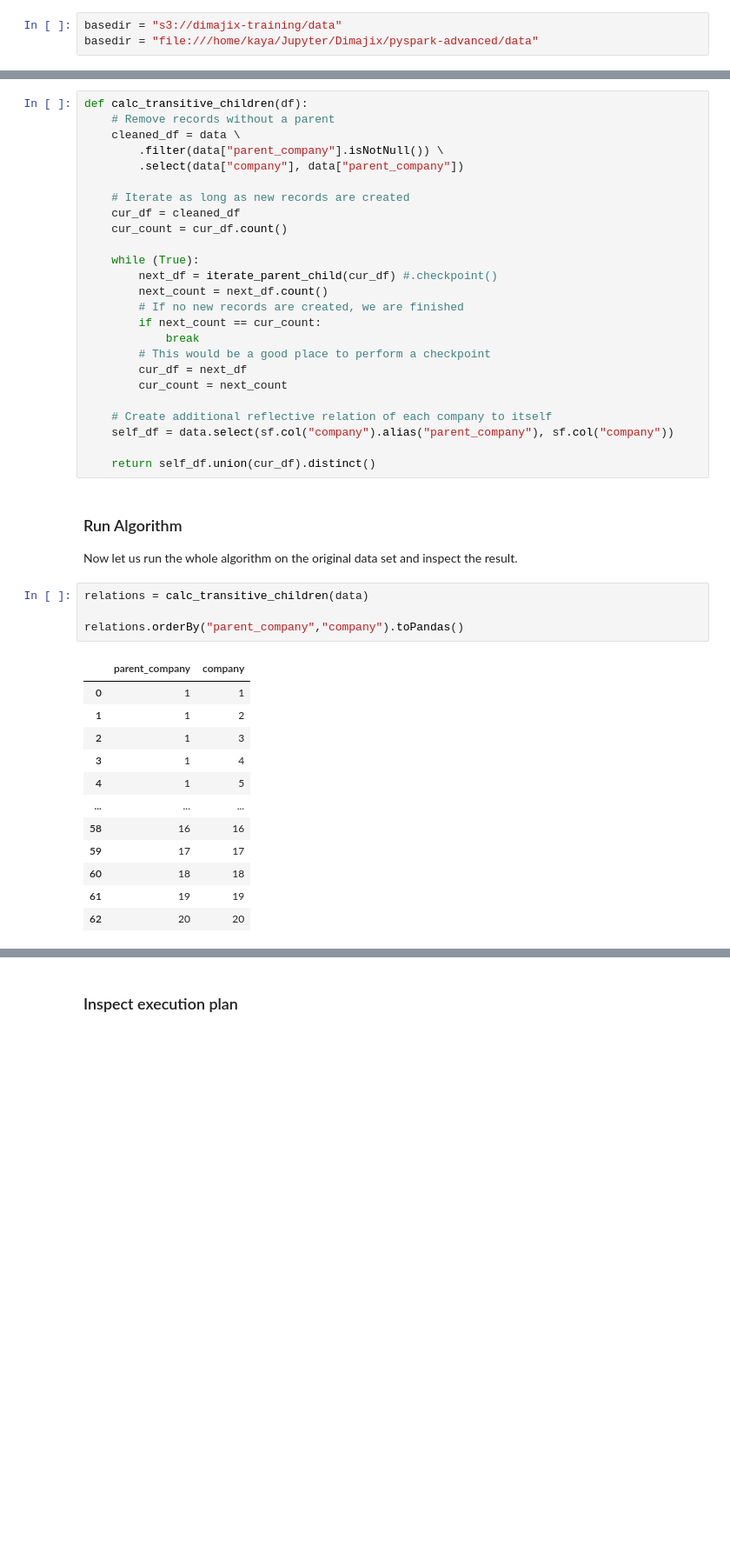
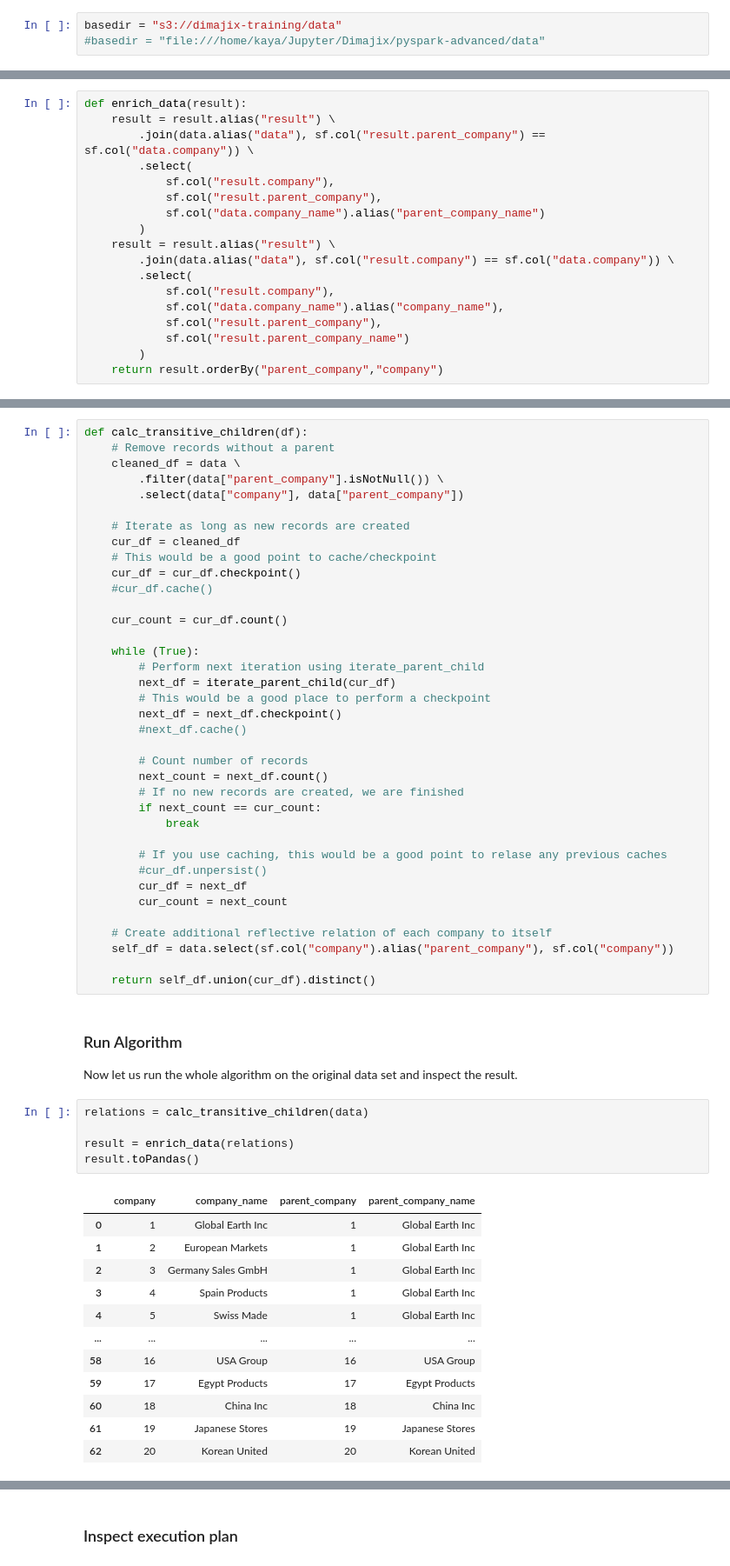
Before and after one commit to dimajix/pyspark-advanced, a Jupyter notebook: jupyter-caching/Iterative Algorithms - Full.ipynb, the cells around one changed output, grey strips where cells are left out. Shown at 87% size. Drawn from its saved outputs; the diff is of its cells as text; blank space fills up the shorter version.

```diff
--- a/jupyter-caching/Iterative Algorithms - Full.ipynb
+++ b/jupyter-caching/Iterative Algorithms - Full.ipynb
@@ -26,7 +31,7 @@ In this example we use a fictional data set of company revenues. The special pro
 Let's start by loading and inspecting the data.
 # %%
 basedir = "s3://dimajix-training/data"
-basedir = "file:///home/kaya/Jupyter/Dimajix/pyspark-advanced/data"
+#basedir = "file:///home/kaya/Jupyter/Dimajix/pyspark-advanced/data"
 # %%
 data = spark.read \
     .option("header", True) \
@@ -62,0 +66,18 @@ data.toPandas()
+# %%
+def enrich_data(result):
+    result = result.alias("result") \
+        .join(data.alias("data"), sf.col("result.parent_company") == sf.col("data.company")) \
+        .select(
+            sf.col("result.company"),
+            sf.col("result.parent_company"),
+            sf.col("data.company_name").alias("parent_company_name")
+        )
+    result = result.alias("result") \
+        .join(data.alias("data"), sf.col("result.company") == sf.col("data.company")) \
+        .select(
+            sf.col("result.company"),
+            sf.col("data.company_name").alias("company_name"),
+            sf.col("result.parent_company"),
+            sf.col("result.parent_company_name")
+        )
+    return result.orderBy("parent_company","company")
@@ -122,15 +165,27 @@ def calc_transitive_children(df):
 
     # Iterate as long as new records are created
     cur_df = cleaned_df
+    # This would be a good point to cache/checkpoint
+    cur_df = cur_df.checkpoint()
+    #cur_df.cache()
+
     cur_count = cur_df.count()
 
     while (True):
-        next_df = iterate_parent_child(cur_df) #.checkpoint()
+        # Perform next iteration using iterate_parent_child
+        next_df = iterate_parent_child(cur_df)
+        # This would be a good place to perform a checkpoint
+        next_df = next_df.checkpoint()
+        #next_df.cache()
+
+        # Count number of records
         next_count = next_df.count()
         # If no new records are created, we are finished
         if next_count == cur_count:
             break
-        # This would be a good place to perform a checkpoint
+
+        # If you use caching, this would be a good point to relase any previous caches
+        #cur_df.unpersist()
         cur_df = next_df
         cur_count = next_count
 
@@ -145,17 +200,18 @@ Now let us run the whole algorithm on the original data set and inspect the resu
 # %%
 relations = calc_transitive_children(data)
 
-relations.orderBy("parent_company","company").toPandas()
+result = enrich_data(relations)
+result.toPandas()
 # %% [output]
-|  | parent_company | company |
-| 0 | 1 | 1 |
-| 1 | 1 | 2 |
-| 2 | 1 | 3 |
-| 3 | 1 | 4 |
-| 4 | 1 | 5 |
-| ... | ... | ... |
-| 58 | 16 | 16 |
-| 59 | 17 | 17 |
-| 60 | 18 | 18 |
-| 61 | 19 | 19 |
-| 62 | 20 | 20 |
+|  | company | company_name | parent_company | parent_company_name |
+| 0 | 1 | Global Earth Inc | 1 | Global Earth Inc |
+| 1 | 2 | European Markets | 1 | Global Earth Inc |
+| 2 | 3 | Germany Sales GmbH | 1 | Global Earth Inc |
+| 3 | 4 | Spain Products | 1 | Global Earth Inc |
+| 4 | 5 | Swiss Made | 1 | Global Earth Inc |
+| ... | ... | ... | ... | ... |
+| 58 | 16 | USA Group | 16 | USA Group |
+| 59 | 17 | Egypt Products | 17 | Egypt Products |
+| 60 | 18 | China Inc | 18 | China Inc |
+| 61 | 19 | Japanese Stores | 19 | Japanese Stores |
+| 62 | 20 | Korean United | 20 | Korean United |
```
Also changed, not shown: parts of 11 cells of this notebook, 8 other files.
